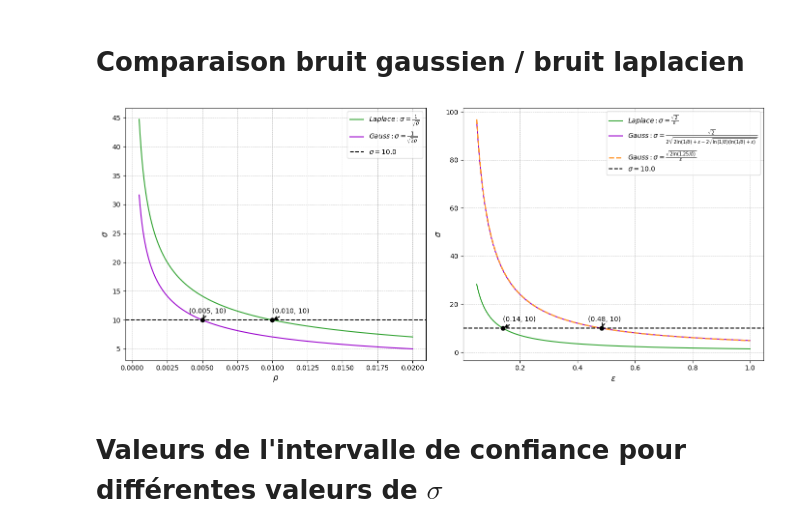
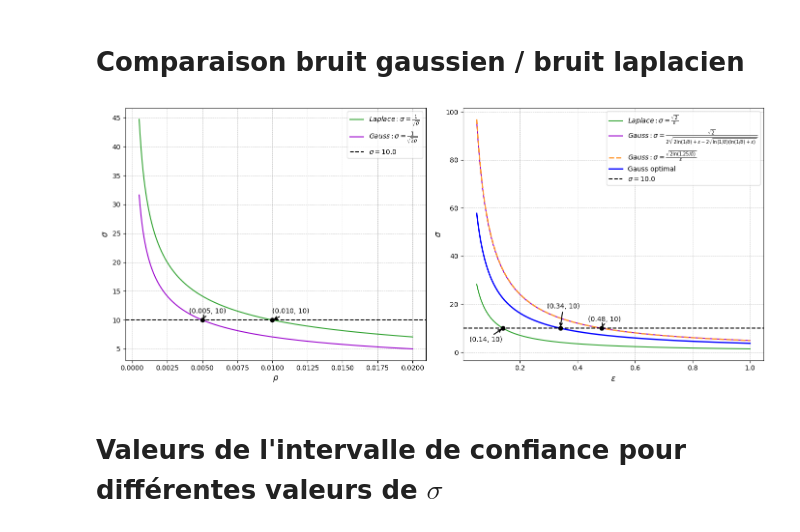
Before and after one commit to InseeFrLab/diff-privacy, a Jupyter notebook: comprendre_dp.ipynb, the cells around one changed output. Drawn from its saved outputs; the diff is of its cells as text; code cells hidden in the pictures.

Commit message:
point de stage

```diff
--- a/comprendre_dp.ipynb
+++ b/comprendre_dp.ipynb
@@ -502,7 +501,12 @@ plt.show()
 # Comparaison bruit gaussien / bruit laplacien
 # %%
 from scipy.optimize import root_scalar
+from analytic_gaussian import calibrateAnalyticGaussianMechanism
 import numpy as np
+import matplotlib.pyplot as plt
+
+def calibrate(eps_val):
+    return calibrateAnalyticGaussianMechanism(epsilon=eps_val, delta=delta, GS=1, tol=1e-12)
 
 # Plage de valeurs pour epsilon
 rho = np.linspace(0.0005, 0.02, 1000)
@@ -528,10 +532,17 @@ rho_target_gauss = 1 / (2* sigma_target**2)
 sigma_laplace_eps = np.sqrt(2) / eps
 sigma_gauss_eps = np.sqrt(2*np.log(1.25/delta)) / eps
 sigma_gauss_zcdp_eps = 1/ (np.sqrt(2)*np.sqrt(2*np.log(1/delta) + eps - 2*np.sqrt(np.log(1/delta)*(np.log(1/delta) + eps))))
-
+sigma_gauss_analytic = np.vectorize(calibrate)(eps)
 
 eps_target_laplace = np.sqrt(2) / sigma_target
 eps_target_gauss = np.sqrt(2*np.log(1.25/delta)) / sigma_target
+
+# Fonction à annuler : f(epsilon) = calibrate(epsilon) - 10
+def f(eps):
+    return calibrateAnalyticGaussianMechanism(epsilon=eps, delta=delta, GS=1, tol=1e-12) - sigma_target
+
+# Résolution dans un intervalle où tu sais que la solution existe
+eps_target_gauss_analytic = root_scalar(f, bracket=[0.01, 20], method='brentq').root
 
 # Création du graphique
 fig, (ax1, ax2) = plt.subplots(1, 2, figsize=(14, 6))
@@ -572,39 +583,51 @@ ax2.plot(eps, sigma_gauss_zcdp_eps, color=colors["zcdp"],
     label=r'$ Gauss : \sigma = \frac{\sqrt{2}}{2\sqrt{2\ln(1/\delta) + \varepsilon - 2\sqrt{\ln(1/\delta)(\ln(1/\delta) + \varepsilon)}}}$')
 ax2.plot(eps, sigma_gauss_eps, color=colors["gauss"], linestyle='--', linewidth=2,
     label=r'$ Gauss : \sigma = \frac{\sqrt{2\ln(1.25/\delta)}}{\varepsilon}$')
+ax2.plot(eps, sigma_gauss_analytic,
+    color="blue", linewidth=2,
+    label=r'Gauss optimal')
 
 # Ajout d'une ligne horizontale pour sigma_target
 ax2.axhline(y=sigma_target, color='black', linestyle='--', label=rf'$\sigma = {sigma_target:.1f}$')
 
 # Mise en évidence du point correspondant sur la courbe
 ax2.scatter(eps_target_laplace, sigma_target, color='black', zorder=3)
 ax2.annotate(
     f'({eps_target_laplace:.2f}, {sigma_target})',
     xy=(eps_target_laplace, sigma_target),
-    xytext=(0,10), textcoords='offset points',
+    xytext=(-50,-20), textcoords='offset points',
     arrowprops=dict(arrowstyle="->", lw=1.5),
     fontsize=10, color='black'
 )
 
 ax2.scatter(eps_target_gauss, sigma_target, color='black', zorder=3)
 ax2.annotate(
     f'({eps_target_gauss:.2f}, {sigma_target})',
     xy=(eps_target_gauss, sigma_target),
     xytext=(-20,10), textcoords='offset points',
     arrowprops=dict(arrowstyle="->", lw=1.5),
     fontsize=10, color='black'
 )
 
+ax2.scatter(eps_target_gauss_analytic, sigma_target, color='black', zorder=3)
+ax2.annotate(
+    f'({eps_target_gauss_analytic:.2f}, {sigma_target})',
+    xy=(eps_target_gauss_analytic, sigma_target),
+    xytext=(-20,30), textcoords='offset points',
+    arrowprops=dict(arrowstyle="->", lw=1.5),
+    fontsize=10, color='black'
+)
+
 ax2.set_xlabel(r'$\varepsilon$', fontsize=12)
 ax2.set_ylabel(r'$\sigma$', fontsize=12)
 ax2.legend()
 ax2.grid(True, linestyle='--', linewidth=0.5)
 
 # Affichage du graphique
 plt.tight_layout()
 plt.show()
 # %% [output]
-[figure, old version]
+[figure, new version]
 # %% [markdown]
 # Valeurs de l'intervalle de confiance pour différentes valeurs de $\sigma$
 # %%
```
Also changed, not shown: parts of 1 cell of this notebook, 1 other file.
